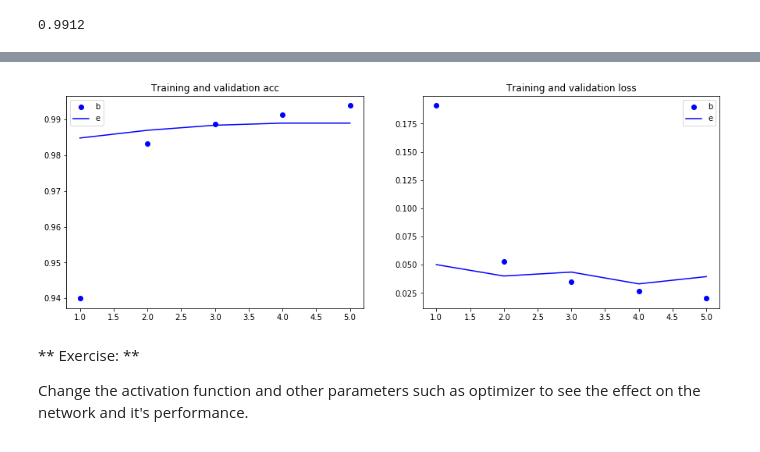
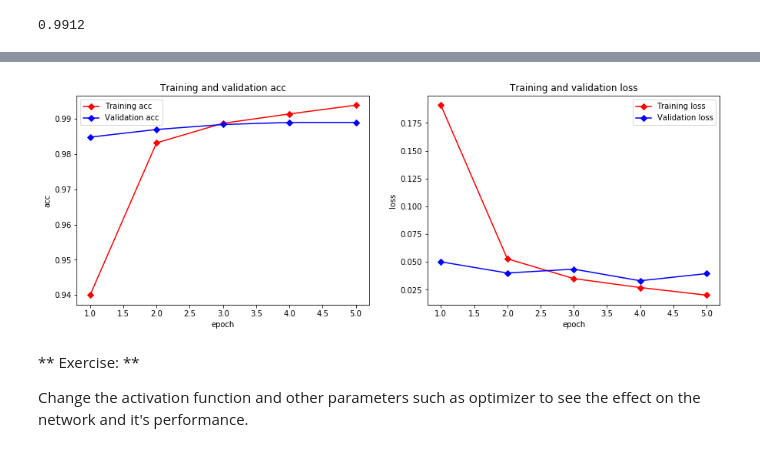
Before and after one commit to tomokoji/ce888labs, a Jupyter notebook: labs/lab8_neural network/CNN.ipynb, the cells around one changed output, grey strips where cells are left out. Cells and saved outputs as stored; diff of their text form; code cells hidden in the pictures.

```diff
--- a/labs/lab8_neural network/CNN.ipynb
+++ b/labs/lab8_neural network/CNN.ipynb
@@ -115,23 +125,25 @@ test_acc
 # %%
 import matplotlib.pyplot as plt
 
 acc = history.history['acc']
 val_acc = history.history['val_acc']
 loss = history.history['loss']
 val_loss = history.history['val_loss']
 
 epochs = range(1, len(acc) + 1)
 
 fig=plt.figure(figsize=(15,5))
 for ev, val_ev, title, i in zip((acc, loss), (val_acc, val_loss), ("acc","loss"), (1,2)):
     plt.subplot(1, 2, i)
-    plt.plot(epochs, ev, 'bo', label='Training %s'% title)
-    plt.plot(epochs, val_ev, 'b', label='Validation %s'% title)
+    plt.plot(epochs, ev, 'r', marker="D", label='Training %s'% title)
+    plt.plot(epochs, val_ev, 'b', marker="D", label='Validation %s'% title)
     plt.title('Training and validation %s'% title)
-    plt.legend('best')
+    plt.xlabel('epoch')
+    plt.ylabel(title)
+    plt.legend()
 fig.show()
 # %% [output]
-[figure, old version]
+[figure, new version]
 # %% [markdown]
 ** Exercise:  **
 
```
Also changed, not shown: parts of 2 cells of this notebook, 3 other files.
